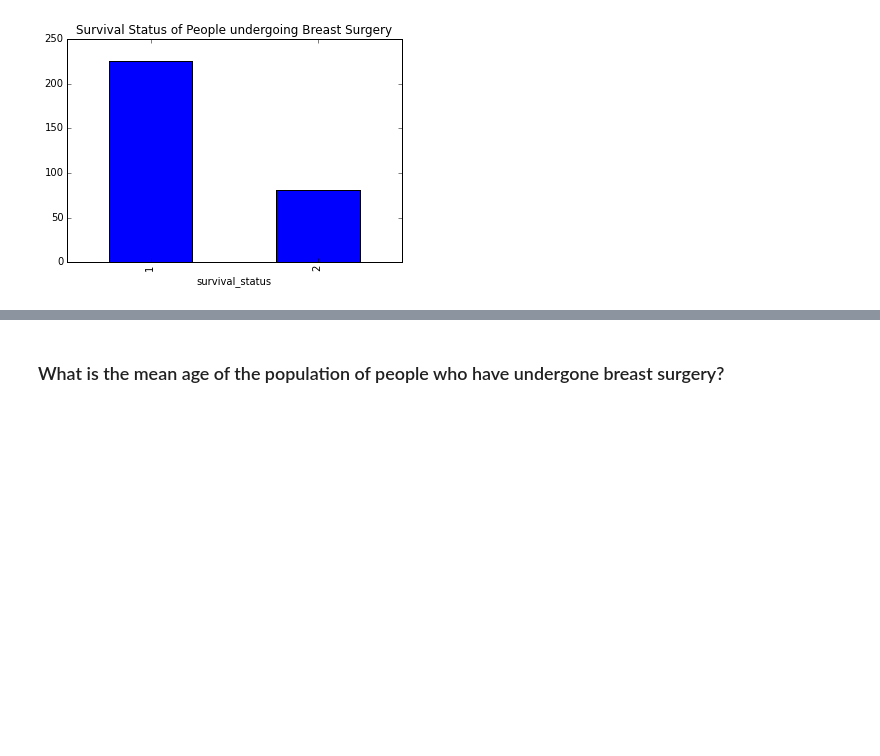
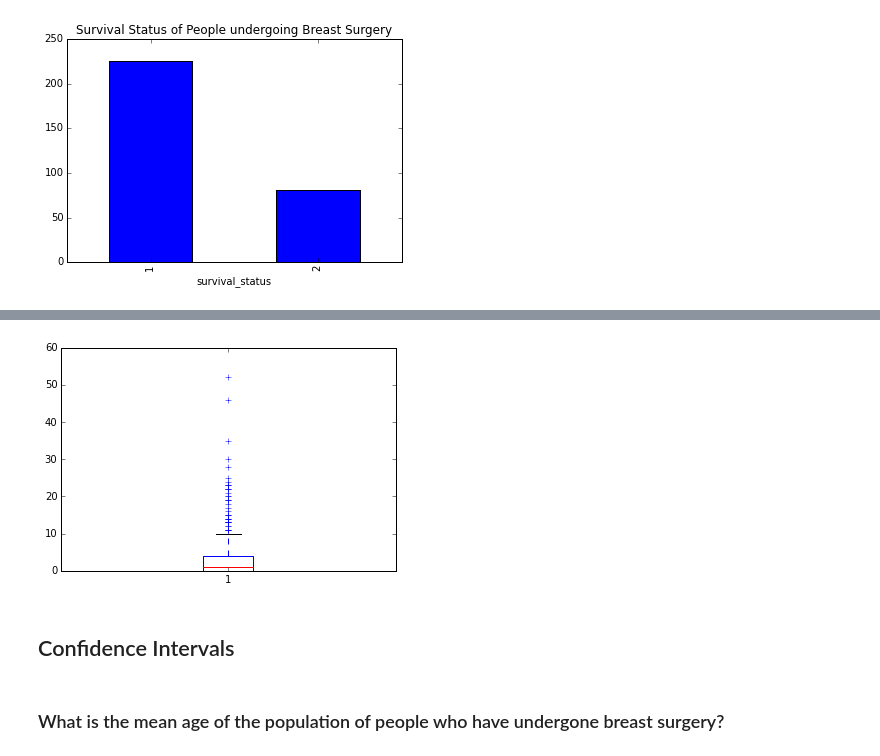
Before and after one commit to Deborah-Digges/inferential-stats, a Jupyter notebook: haberman-analysis/HabermanAnalysis.ipynb, the cells around one changed output, grey strips where cells are left out. Saved outputs shown, nothing was run; the diff lists cells and outputs as text; code cells hidden in the pictures; blank space fills up the shorter version.

```diff
--- a/haberman-analysis/HabermanAnalysis.ipynb
+++ b/haberman-analysis/HabermanAnalysis.ipynb
@@ -56,3 +80,9 @@ data.groupby('survival_status').size().plot(kind='bar', title='Survival Status o
+# %%
+plot = plt.boxplot(data.axillary_nodes)
+# %% [output]
+[figure, added]
+# %% [markdown]
+## Confidence Intervals
 # %%
 def t_confidence_interval(alpha, n, x_bar, s):
     t_critical = st.t.ppf(1-alpha/2,  n - 1 )
```
Also changed, not shown: parts of 18 cells of this notebook.
